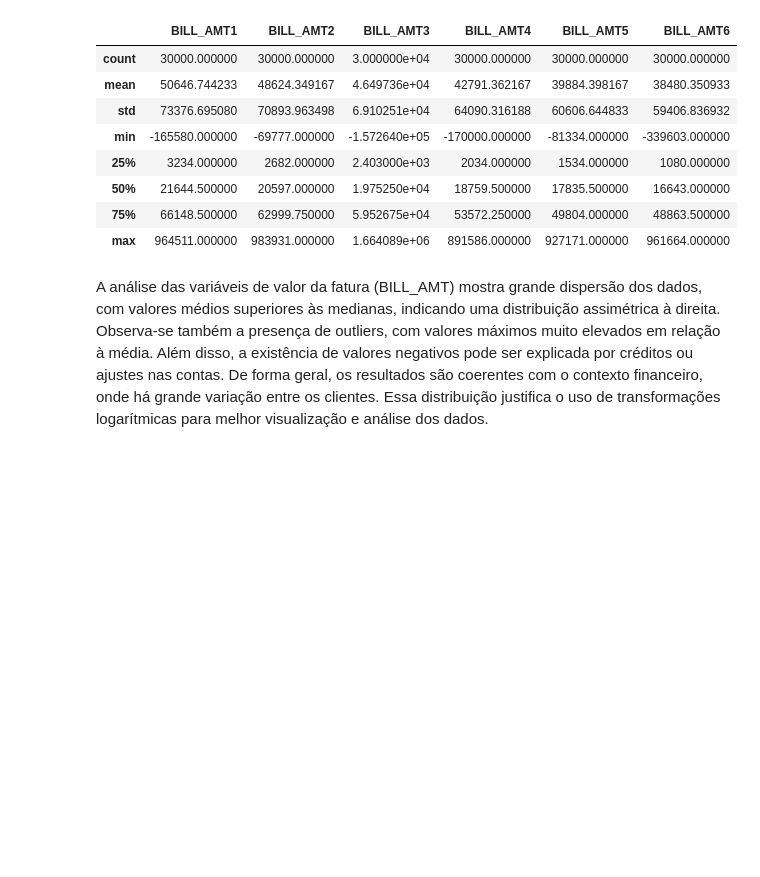
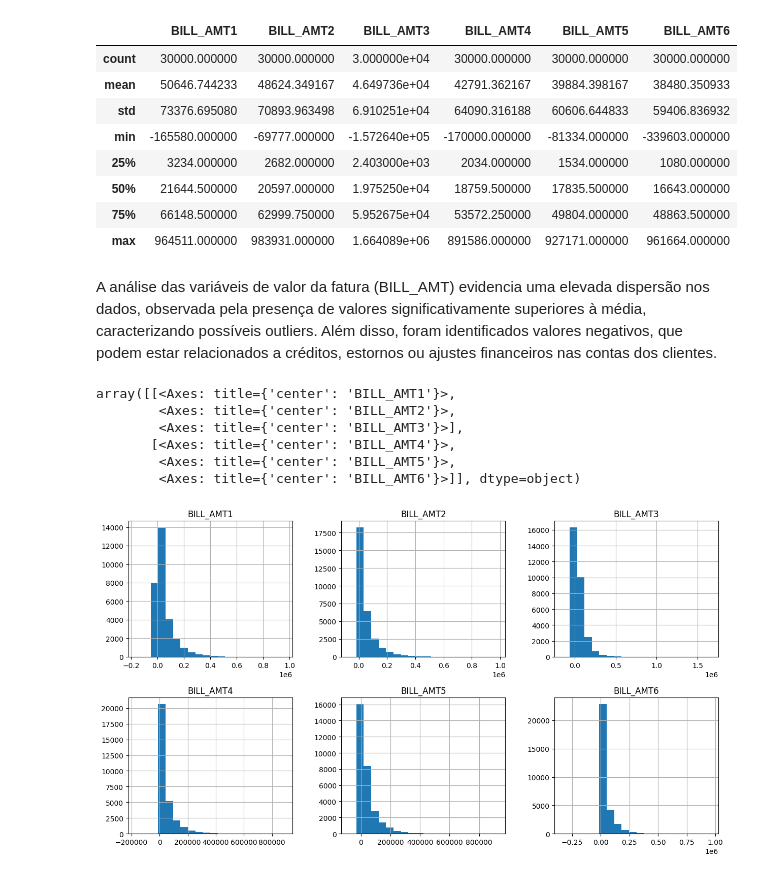
Before and after one commit to euaninhagoess/Analise-dados, a Jupyter notebook: GoogleColabAnaClara.ipynb, the cells around one changed output. Drawn from its saved outputs; the diff is of its cells as text; code cells hidden in the pictures; blank space fills up the shorter version.

```diff
--- a/GoogleColabAnaClara.ipynb
+++ b/GoogleColabAnaClara.ipynb
@@ -161,7 +161,17 @@ df[colunas_restantes].describe()
 | 50% | 21644.500000 | 20597.000000 | 1.975250e+04 | 18759.500000 | 17835.500000 | 16643.000000 |
 | 75% | 66148.500000 | 62999.750000 | 5.952675e+04 | 53572.250000 | 49804.000000 | 48863.500000 |
 | max | 964511.000000 | 983931.000000 | 1.664089e+06 | 891586.000000 | 927171.000000 | 961664.000000 |
-# %% [markdown]
-A análise das variáveis de valor da fatura (BILL_AMT) mostra grande dispersão dos dados, com valores médios superiores às medianas, indicando uma distribuição assimétrica à direita. Observa-se também a presença de outliers, com valores máximos muito elevados em relação à média. Além disso, a existência de valores negativos pode ser explicada por créditos ou ajustes nas contas. De forma geral, os resultados são coerentes com o contexto financeiro, onde há grande variação entre os clientes. Essa distribuição justifica o uso de transformações logarítmicas para melhor visualização e análise dos dados.
+# %% [markdown]
+A análise das variáveis de valor da fatura (BILL_AMT) evidencia uma elevada dispersão nos dados, observada pela presença de valores significativamente superiores à média, caracterizando possíveis outliers. Além disso, foram identificados valores negativos, que podem estar relacionados a créditos, estornos ou ajustes financeiros nas contas dos clientes.
 # %%
 import matplotlib.pyplot as plt
+# %%
+df[colunas_restantes].hist(bins=20, figsize=(15,8), layout=(2,3))
+# %% [output]
+array([[<Axes: title={'center': 'BILL_AMT1'}>,
+        <Axes: title={'center': 'BILL_AMT2'}>,
+        <Axes: title={'center': 'BILL_AMT3'}>],
+       [<Axes: title={'center': 'BILL_AMT4'}>,
+        <Axes: title={'center': 'BILL_AMT5'}>,
+        <Axes: title={'center': 'BILL_AMT6'}>]], dtype=object)
+[figure, added]
```
Also changed, not shown: parts of 11 cells of this notebook.
